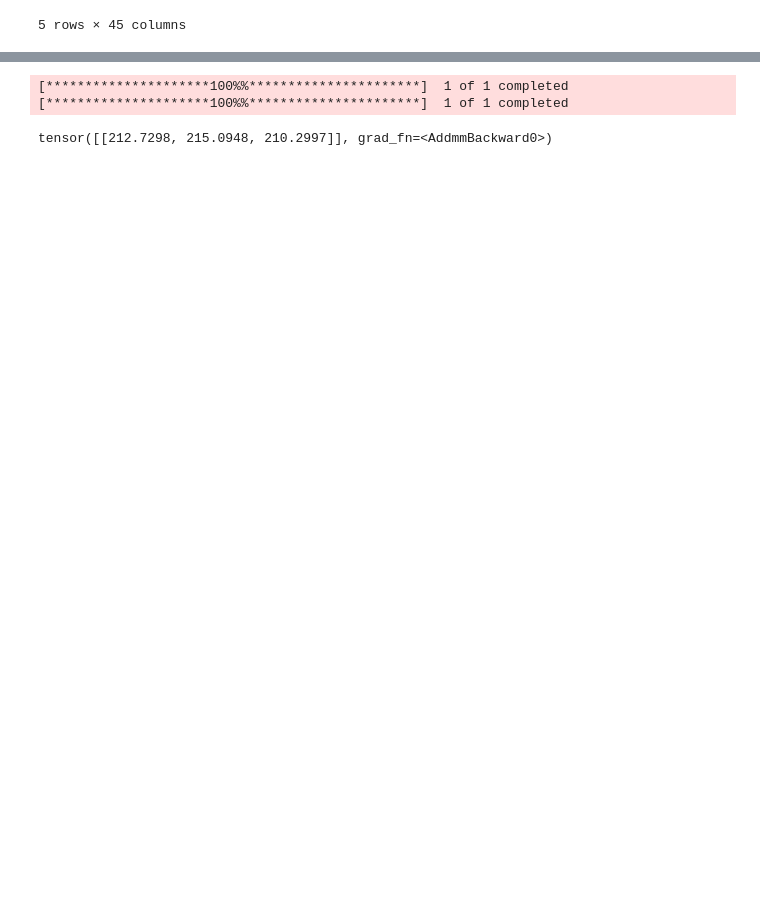
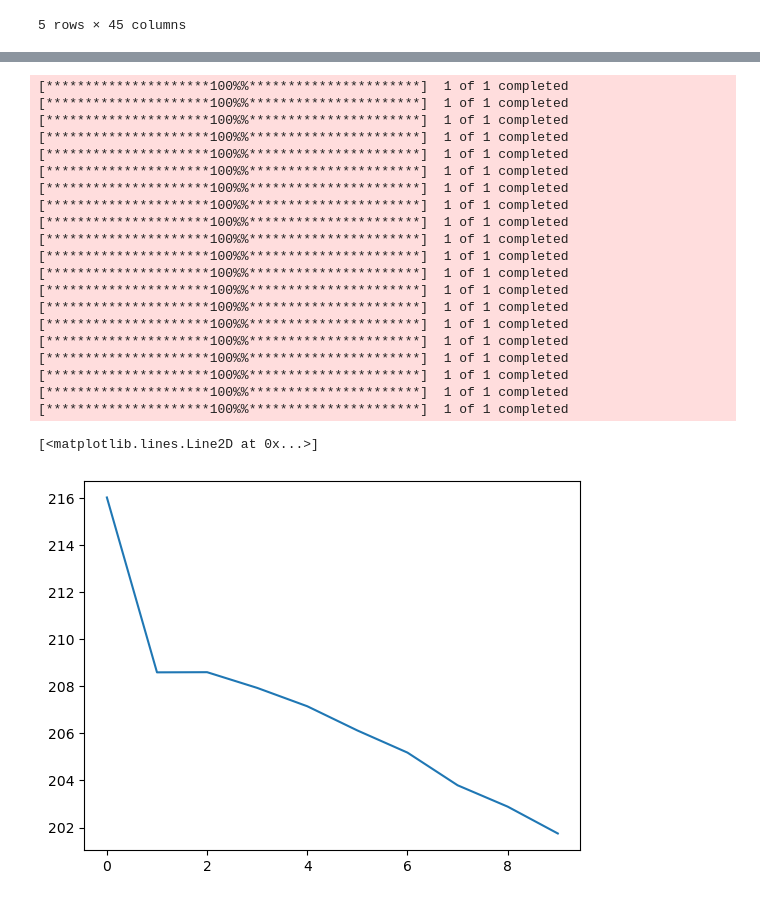
Before and after one commit to yohlimem/AI-Stonks, a Jupyter notebook: main.ipynb, the cells around one changed output, grey strips where cells are left out. Cells and saved outputs as stored; diff of their text form; code cells hidden in the pictures; blank space fills up the shorter version.

```diff
--- a/main.ipynb
+++ b/main.ipynb
@@ -284,7 +286,7 @@ print(X_train.dtype)
 # %% [output]
 torch.float32
 # %%
-epochs = 10000
+epochs = 100000
 
 
 
@@ -303,6 +305,6 @@ for epoch in range(epochs):
     with torch.inference_mode():
         y_test_pred = model(X_test)
         test_loss = loss_fn(y_test_pred,y_test)
-        if epoch%1000==0:
+        if epoch%10000==0:
             print(f"epoch: {epoch} loss = {loss}, test loss = {test_loss}")
 # %% [output]
@@ -350,24 +397,54 @@ recent_data.head()
 # %%
-check_data = prepare_test_data(
-    interval="1d", back_time=10, period="1y", stock_name=stock_name
-)
-check_data = check_data.iloc[[-1]]
-check_X = check_data.drop(["Close", "Volume", "High", "Low"], axis=1)
-check_y = check_data[["Close", "High", "Low"]]
+import numpy as np
+import matplotlib.pyplot as plt
+answers = []
+forcast = 10
+for i in range(forcast):
+    check_data = prepare_test_loop_data(
+        interval="1m", back_time=10, period="5d", stock_name=stock_name,answers=answers
+    )
+    check_data = check_data.iloc[[-1]]
+    check_X = check_data.drop(["Close", "Volume", "High", "Low"], axis=1)
+    check_y = check_data[["Close", "High", "Low"]]
 
-# print(check_data.to_markdown())
-# print(X.shape)
+    # print(check_data.to_markdown())
+    # print(X.shape)
 
-check_X_tensor = torch.from_numpy(check_X.values)
-check_y_tensor = torch.from_numpy(check_y.values)
+    check_X_tensor = torch.from_numpy(check_X.values)
+    check_y_tensor = torch.from_numpy(check_y.values)
 
-check_X_tensor = check_X_tensor.to(torch.float32)
-check_y_tensor = check_y_tensor.to(torch.float32)
+    check_X_tensor = check_X_tensor.to(torch.float32)
+    check_y_tensor = check_y_tensor.to(torch.float32)
 
-print(model(check_X_tensor))
+    answer = model(check_X_tensor)
+    answer = answer.detach().cpu().numpy()
 
-# sns.catplot(model(check_X_tensor),label="Predicted")
+    answer = np.append(answer[0],check_X["Close t - 1"])
+    answers.append(answer)
+
+#sns.catplot(answer[0][:],label="Predicted")
+last_elements = [arr[0] for arr in answers]
+plt.plot(last_elements)
 # %% [output]
 [*********************100%%**********************]  1 of 1 completed
 [*********************100%%**********************]  1 of 1 completed
+[*********************100%%**********************]  1 of 1 completed
+[*********************100%%**********************]  1 of 1 completed
+[*********************100%%**********************]  1 of 1 completed
+[*********************100%%**********************]  1 of 1 completed
+[*********************100%%**********************]  1 of 1 completed
+[*********************100%%**********************]  1 of 1 completed
+[*********************100%%**********************]  1 of 1 completed
+[*********************100%%**********************]  1 of 1 completed
+[*********************100%%**********************]  1 of 1 completed
+[*********************100%%**********************]  1 of 1 completed
+[*********************100%%**********************]  1 of 1 completed
+[*********************100%%**********************]  1 of 1 completed
+[*********************100%%**********************]  1 of 1 completed
+[*********************100%%**********************]  1 of 1 completed
+[*********************100%%**********************]  1 of 1 completed
+[*********************100%%**********************]  1 of 1 completed
+[*********************100%%**********************]  1 of 1 completed
+[*********************100%%**********************]  1 of 1 completed
-tensor([[212.7298, 215.0948, 210.2997]], grad_fn=<AddmmBackward0>)
+[<matplotlib.lines.Line2D at 0x...>]
+[figure, added]
```
Also changed, not shown: parts of 5 cells of this notebook.
